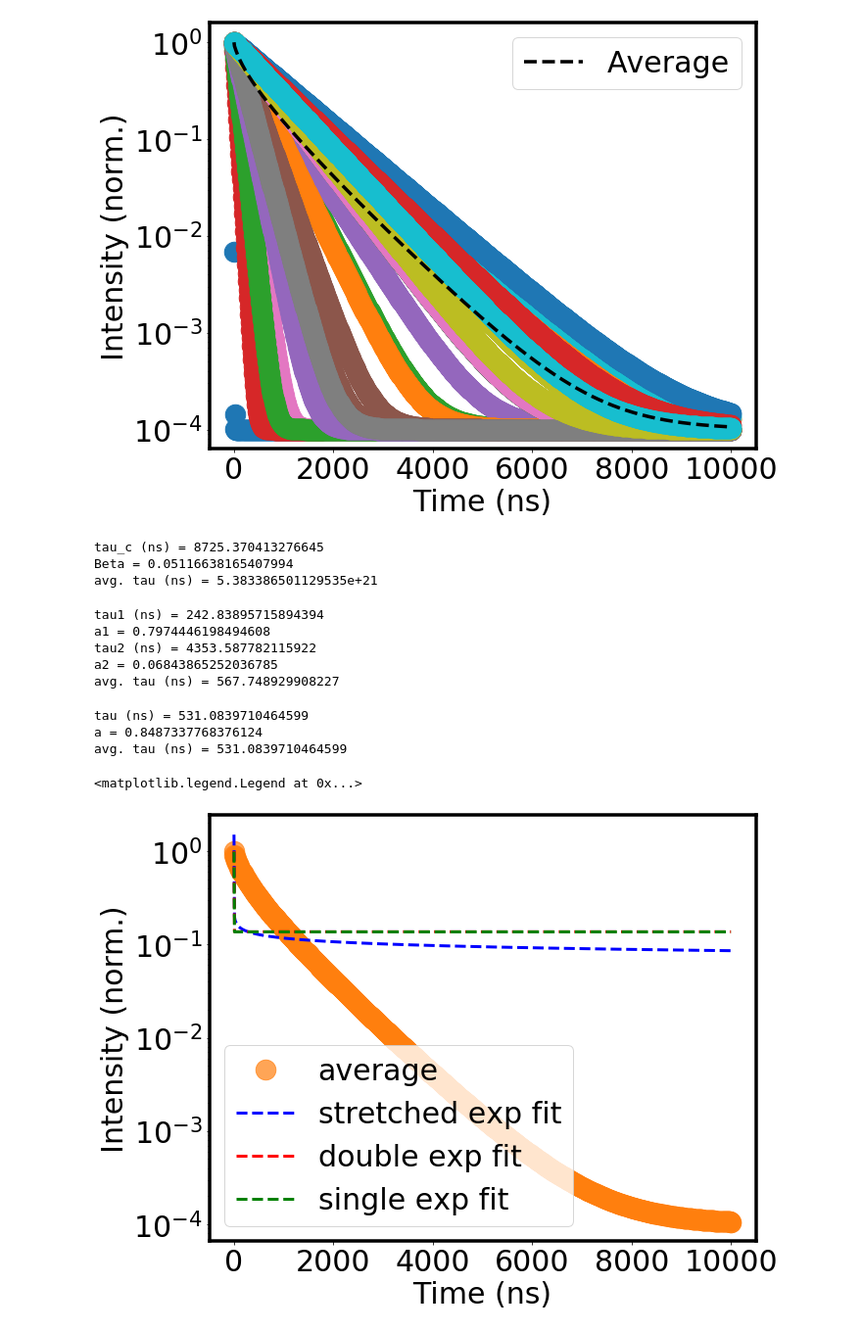
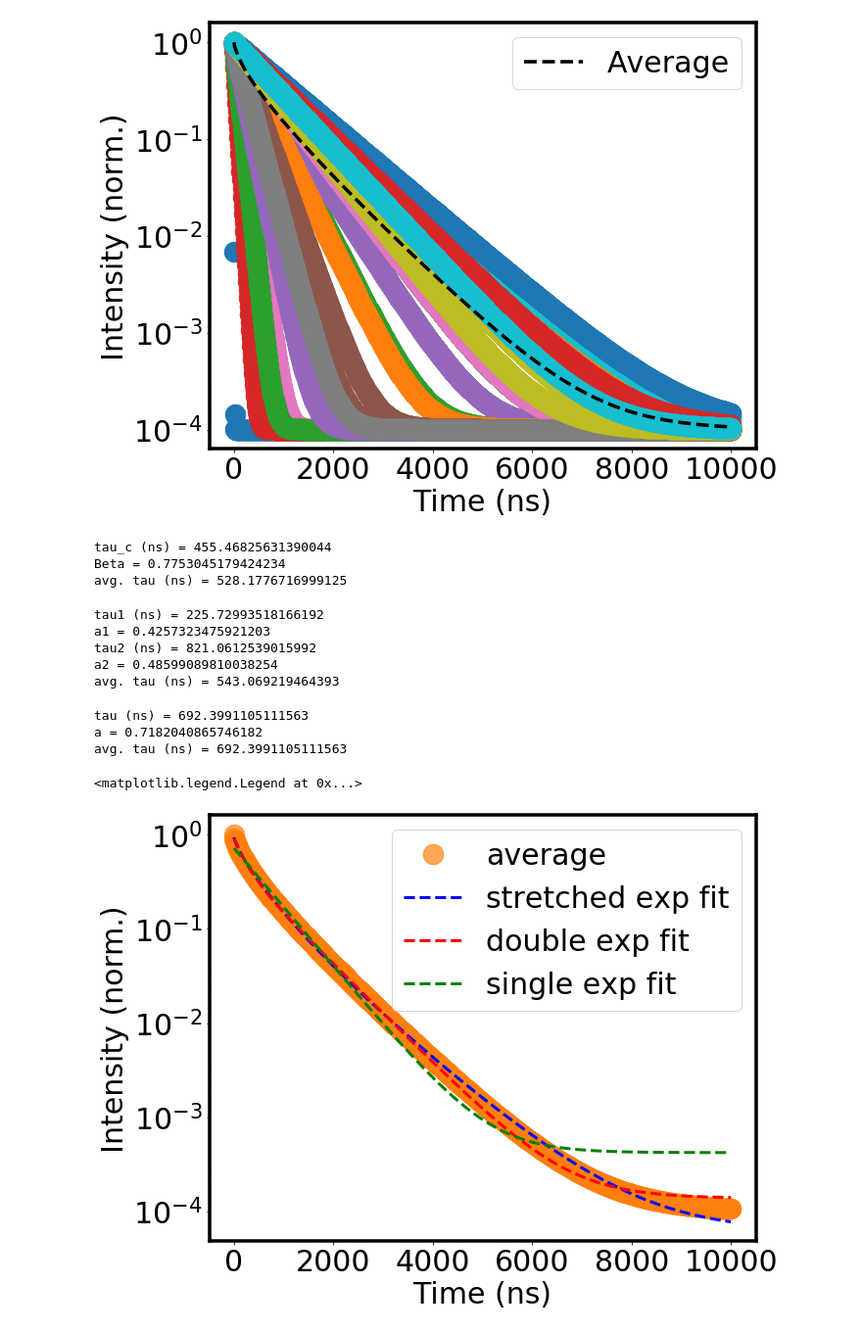
Before and after one commit to mtaddei94/TimeResolvedPL, a Jupyter notebook: TRPL_sim.ipynb, the cells around one changed output. Shown: that part at 98% size. Saved outputs shown, nothing was run; the diff lists cells and outputs as text; code cells hidden in the pictures.

```diff
--- a/TRPL_sim.ipynb
+++ b/TRPL_sim.ipynb
@@ -103,6 +101,6 @@ plt.legend()
 # %% [markdown]
 ### Create a random np array of 20 lifetimes with values far apart from one another
 # %%
-tau_far = np.array([2, 955, 422, 49, 544, 245, 111, 643, 765, 976, 1002, 408, 87, 872, 175, 303, 645, 226, 677, 788])
+tau_far = np.array([2, 955, 422, 49, 544, 245, 111, 643, 765, 976, 1002, 408, 87, 872, 175, 303, 645, 226, 677, 788])*1e-9
 # %%
 plt.figure()
@@ -114,7 +112,7 @@ Text(0.5, 0, 'Tau values (ns)')
 # %% [markdown]
 ### Take the average of all the single exponetial of each of the 20 lifetimes
 # %%
-t_far = np.linspace(0,10000,num=1000)
+t_far = np.linspace(0,10000,num=1000)*1e-9
 # %%
 I_values = []
 
@@ -161,9 +159,9 @@ print("tau_c (ns) = "+str(far_stretched_exp[0]*1e9))
 print("Beta = "+str(far_stretched_exp[1]))
 print("avg. tau (ns) = "+str(far_stretched_exp[3]*1e9))
 # %% [output]
-tau_c (ns) = 8725.370413276645
-Beta = 0.05116638165407994
-avg. tau (ns) = 5.383386501129535e+21
+tau_c (ns) = 455.46825631390044
+Beta = 0.7753045179424234
+avg. tau (ns) = 528.1776716999125
 # %%
 far_double_exp = double_exp_fit(I_average/np.max(I_average), t_far)
 print("tau1 (ns) = "+str(far_double_exp[0]*1e9))
@@ -172,31 +170,31 @@ print("tau2 (ns) = "+str(far_double_exp[2]*1e9))
 print("a2 = "+str(far_double_exp[3]))
 print("avg. tau (ns) = "+str(far_double_exp[4]*1e9))
 # %% [output]
-tau1 (ns) = 242.83895715894394
-a1 = 0.7974446198494608
-tau2 (ns) = 4353.587782115922
-a2 = 0.06843865252036785
-avg. tau (ns) = 567.748929908227
+tau1 (ns) = 225.72993518166192
+a1 = 0.4257323475921203
+tau2 (ns) = 821.0612539015992
+a2 = 0.48599089810038254
+avg. tau (ns) = 543.069219464393
 # %%
 far_single_exp = single_exp_fit(I_average/np.max(I_average), t_far)
 print("tau (ns) = "+str(far_single_exp[0]*1e9))
 print("a = "+str(far_single_exp[1]))
 print("avg. tau (ns) = "+str(far_single_exp[2]*1e9))
 # %% [output]
-tau (ns) = 531.0839710464599
-a = 0.8487337768376124
-avg. tau (ns) = 531.0839710464599
+tau (ns) = 692.3991105111563
+a = 0.7182040865746182
+avg. tau (ns) = 692.3991105111563
 # %%
 # plot
 plt.figure(figsize=(10,8))
-plt.plot(t_far, I_average/np.max(I_average),'C1o', alpha=0.7,label="average")
-plt.plot(t_far, far_stretched_exp[4], 'b--', lw = 3, label="stretched exp fit")
-plt.plot(t_far, far_double_exp[5], 'r--', lw = 3, label="double exp fit")
-plt.plot(t_far, far_single_exp[3], 'g--', lw = 3, label="single exp fit")
+plt.plot(t_far*1e9, I_average/np.max(I_average),'C1o', alpha=0.7,label="average")
+plt.plot(t_far*1e9, far_stretched_exp[4], 'b--', lw = 3, label="stretched exp fit")
+plt.plot(t_far*1e9, far_double_exp[5], 'r--', lw = 3, label="double exp fit")
+plt.plot(t_far*1e9, far_single_exp[3], 'g--', lw = 3, label="single exp fit")
 plt.yscale('log')
 plt.xlabel("Time (ns)", fontsize=30)
 plt.ylabel("Intensity (norm.)", fontsize=30)
 plt.legend()
 # %% [output]
 <matplotlib.legend.Legend at 0x...>
-[figure, old version]
+[figure, new version]
```
Also changed, not shown: parts of 18 cells of this notebook, 1 other file.
